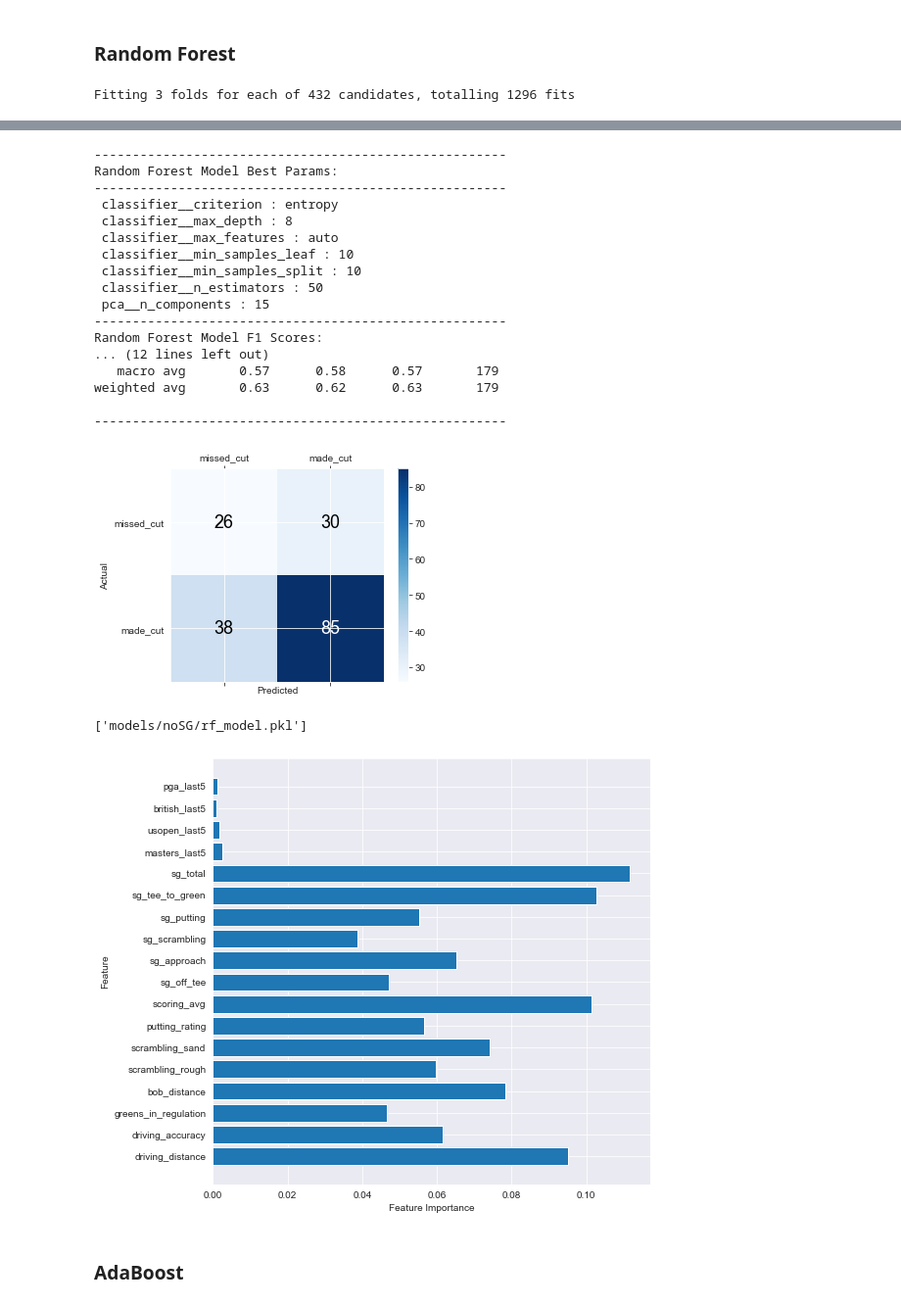
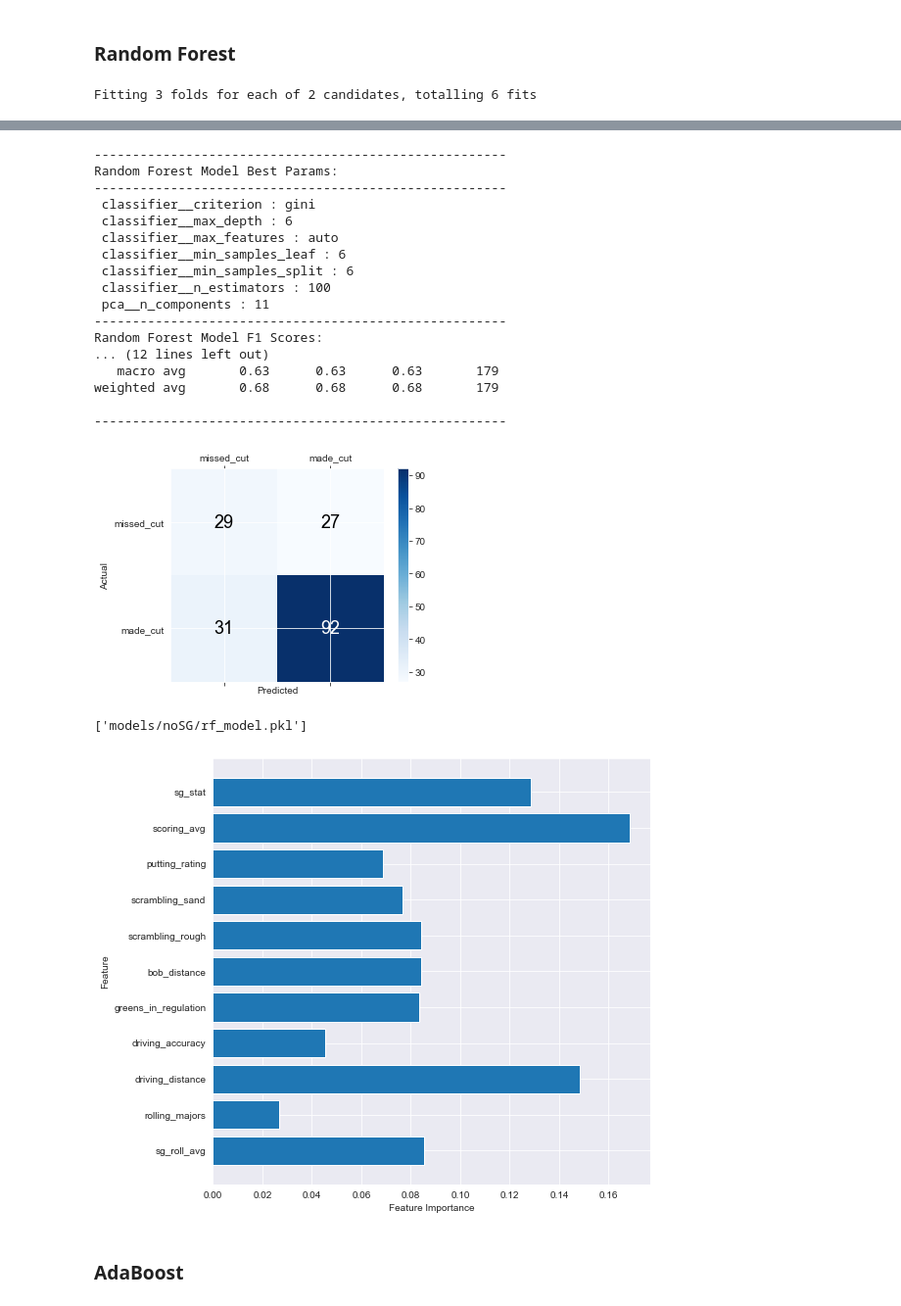
Before and after one commit to jprinfret/masters_tournament_classifier, a Jupyter notebook: 2020 Masters Tournament Predictions.ipynb, the cells around one changed output, grey strips where cells are left out. Shown at 98% size. Saved outputs shown, nothing was run; the diff lists cells and outputs as text; code cells hidden in the pictures.

Commit message:
final models and results

```diff
--- a/2020 Masters Tournament Predictions.ipynb
+++ b/2020 Masters Tournament Predictions.ipynb
@@ -1089,7 +1206,7 @@ ax42.set_title('BoB Distance');
 ## Drop EDA Only Features
 # %%
 # Define drop list
-drop = ['experience', 'prior_score', 'ps_roll_avg', 'prior_afs', 'sg_on_field', 'sg_roll_avg']
+drop = ['experience', 'prior_score', 'ps_roll_avg', 'prior_afs', 'sg_on_field']
 df = df.drop(drop, axis=1)
 
 # Examine new dataframe
@@ -1244,10 +1369,10 @@ pipe = Pipeline(steps=[('pca', pca), ('classifier', classifier)])
 
 # Create param grid for GridSearch
 param_grid = {
-    'pca__n_components' :[2, 3, 4],
+    'pca__n_components' :[3, 6, 11],
     'classifier__penalty' : ['l1', 'l2'],
     'classifier__solver' : ['newton-cg', 'lbfgs', 'liblinear'],
-    'classifier__C' : [1, 2,3],
+    'classifier__C' : np.logspace(-10,10,5),
 }
 
 # Instantiate GridSearch
@@ -1325 +1450,13 @@ weighted avg       0.68      0.64      0.65       179
 ['models/noSG/log_model.pkl']
+# %%
+# Print Logistic Regression Model
+log_optimized = LogisticRegression(
+    penalty = best_params['classifier__penalty'],
+    solver = best_params['classifier__solver'],
+    C = best_params['classifier__C']
+)
+
+log_optimized.fit(X_train, y_train)
+
+print(f'Intercept: {log_optimized.intercept_}')
+print(f'Coefficients: {log_optimized.coef_}')
@@ -1333,11 +1475,11 @@ pipe = Pipeline(steps=[('pca', pca), ('classifier', classifier)])
 
 # Create param grid for GridSearch
 param_grid = {
-    'pca__n_components' :[2, 3, 4],
+    'pca__n_components' :[3, 6, 11],
     'classifier__criterion' : ['gini', 'entropy'],
-    'classifier__max_depth' : [2, 5, 10],
-    'classifier__min_samples_split' : [2, 5, 10],
-    'classifier__min_samples_leaf' : [1, 2, 5, 10, 20]
+    'classifier__max_depth' : [2, 5, 7],
+    'classifier__min_samples_split' : [5, 10],
+    'classifier__min_samples_leaf' : [5, 10]
 }
 
 # Instantiate GridSearch
@@ -1438,13 +1580,13 @@ pipe = Pipeline(steps=[('pca', pca), ('classifier', classifier)])
 
 # Create param grid for GridSearch
 param_grid = {
-    'pca__n_components' :[5, 10, 15],
+    'pca__n_components' :[11],
     'classifier__criterion' : ['gini', 'entropy'],
-    'classifier__n_estimators' : [50, 100],
-    'classifier__max_features' : ['auto', 'sqrt', 'log2'],
-    'classifier__max_depth' : [2, 5, 8],
-    'classifier__min_samples_split' : [10, 20],
-    'classifier__min_samples_leaf' : [10, 20]
+    'classifier__n_estimators' : [100],
+    'classifier__max_features' : ['auto'],
+    'classifier__max_depth' : [6],
+    'classifier__min_samples_split' : [6],
+    'classifier__min_samples_leaf' : [6]
 }
 
 # Instantiate GridSearch
@@ -1513,5 +1655,5 @@ filename = 'models/noSG/rf_model.pkl'
 model = rf_clf
 joblib.dump(model, filename)
 # %% [output]
-Fitting 3 folds for each of 432 candidates, totalling 1296 fits
+Fitting 3 folds for each of 2 candidates, totalling 6 fits
 [Parallel(n_jobs=-1)]: Using backend LokyBackend with 4 concurrent workers.
@@ -1524,23 +1662,23 @@ Fitting 3 folds for each of 432 candidates, totalling 1296 fits
 ------------------------------------------------------
 Random Forest Model Best Params:
 ------------------------------------------------------
- classifier__criterion : entropy
- classifier__max_depth : 8
+ classifier__criterion : gini
+ classifier__max_depth : 6
  classifier__max_features : auto
- classifier__min_samples_leaf : 10
- classifier__min_samples_split : 10
- classifier__n_estimators : 50
- pca__n_components : 15
+ classifier__min_samples_leaf : 6
+ classifier__min_samples_split : 6
+ classifier__n_estimators : 100
+ pca__n_components : 11
 ------------------------------------------------------
 Random Forest Model F1 Scores:
 ... (12 lines left out)
-   macro avg       0.57      0.58      0.57       179
-weighted avg       0.63      0.62      0.63       179
+   macro avg       0.63      0.63      0.63       179
+weighted avg       0.68      0.68      0.68       179
 
 ------------------------------------------------------
-[figure, old version]
+[figure, new version]
 ['models/noSG/rf_model.pkl']
-[figure, old version]
+[figure, new version]
 # %% [markdown]
 ### AdaBoost
 # %%
```
Also changed, not shown: parts of 123 cells of this notebook, 47 other files.
